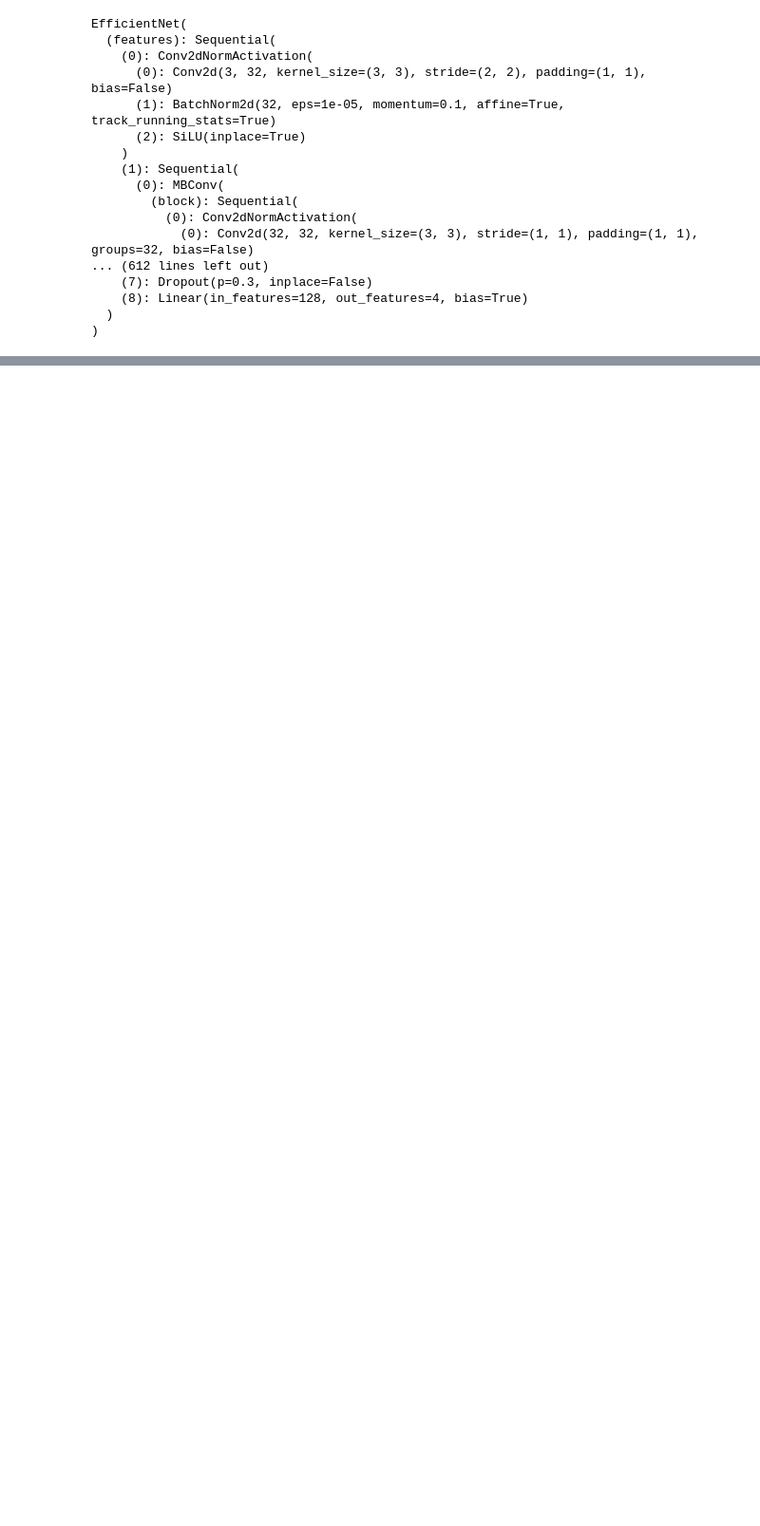
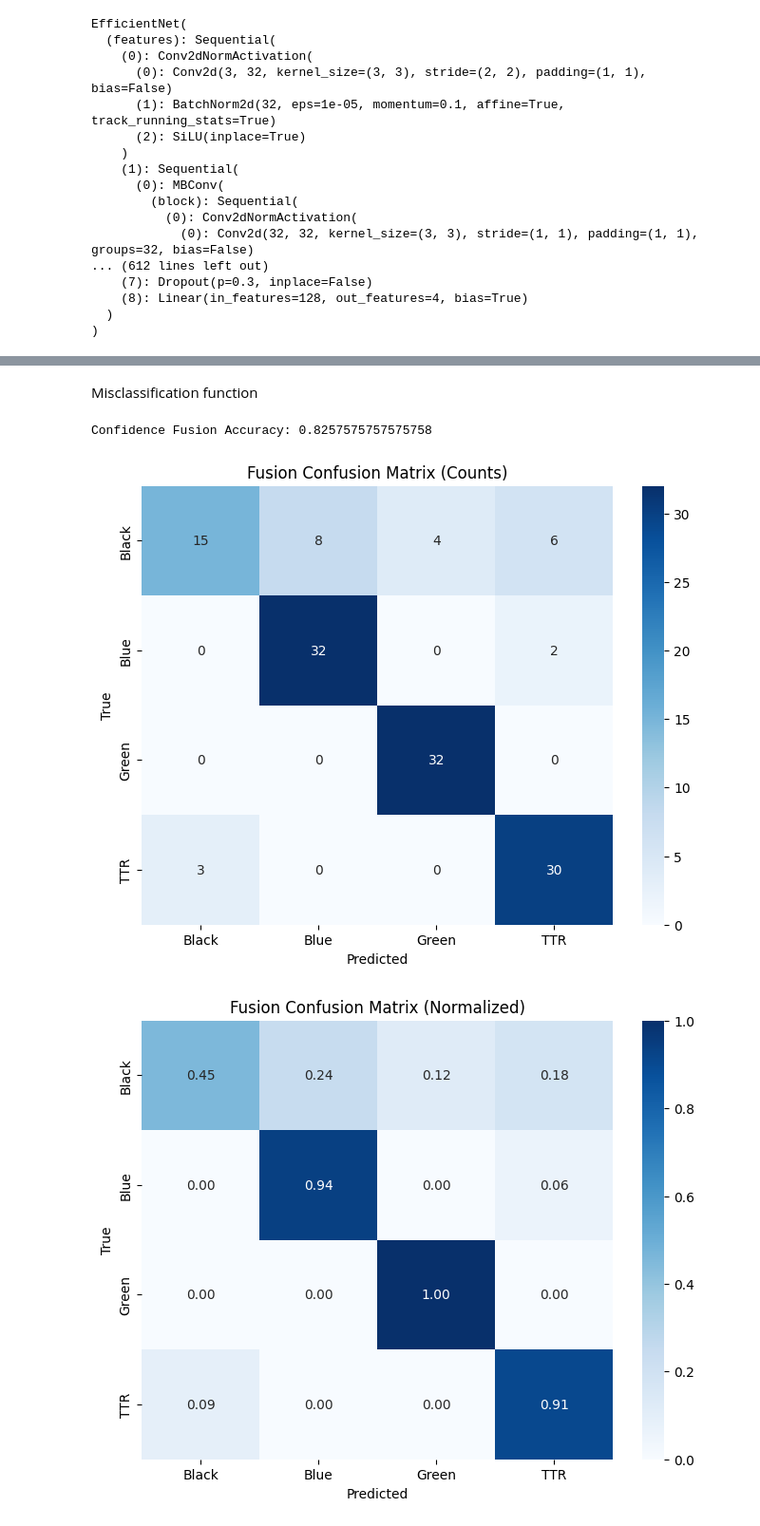
Before and after one commit to JZ-Zhou-UofC/ENSF617-assignment2, a Jupyter notebook: confidence_based_selection.ipynb, the cells around one changed output, grey strips where cells are left out. Shown at 95% size. Drawn from its saved outputs; the diff is of its cells as text; code cells hidden in the pictures; blank space fills up the shorter version.

```diff
--- a/confidence_based_selection.ipynb
+++ b/confidence_based_selection.ipynb
@@ -153,7 +197,9 @@ transform_test = transforms.Compose([
     ),
 ])
 
-TEST_PATH = r"C:\Users\john2\Desktop\uofc\617\assignment2\garbage_data\garbage_data\CVPR_2024_dataset_Test"
+
+
+TEST_PATH=  "/content/drive/MyDrive/dataTest"
 test_dataset = MultimodalDataset(
     TEST_PATH,
     transform_test,
@@ -167,0 +247,3 @@ test_loader = DataLoader(
+# %% [markdown]
+
+Misclassification function
@@ -205,4 +347,29 @@ with torch.no_grad():
 
         all_preds.extend(final_pred.cpu().numpy())
         all_labels.extend(labels.cpu().numpy())
+# %%
+accuracy = np.mean(np.array(all_preds) == np.array(all_labels))
+############## Confidence Fusion Accuracy Result##########
+print("Confidence Fusion Accuracy:", accuracy)
+# %% [output]
+Confidence Fusion Accuracy: 0.8257575757575758
+# %%
+
+#########Funstion Confusion Matrix(Counts) and Fustion Confusion Matrix(Normalized)#######
+plot_confusion_matrix(
+    all_labels,
+    all_preds,
+    "Fusion Confusion Matrix (Counts)",
+    normalize=False
+)
+
+plot_confusion_matrix(
+    all_labels,
+    all_preds,
+    "Fusion Confusion Matrix (Normalized)",
+    normalize=True
+)
+# %% [output]
+[figure, added]
+[figure, added]
 # %%
```
Also changed, not shown: parts of 9 cells of this notebook.
